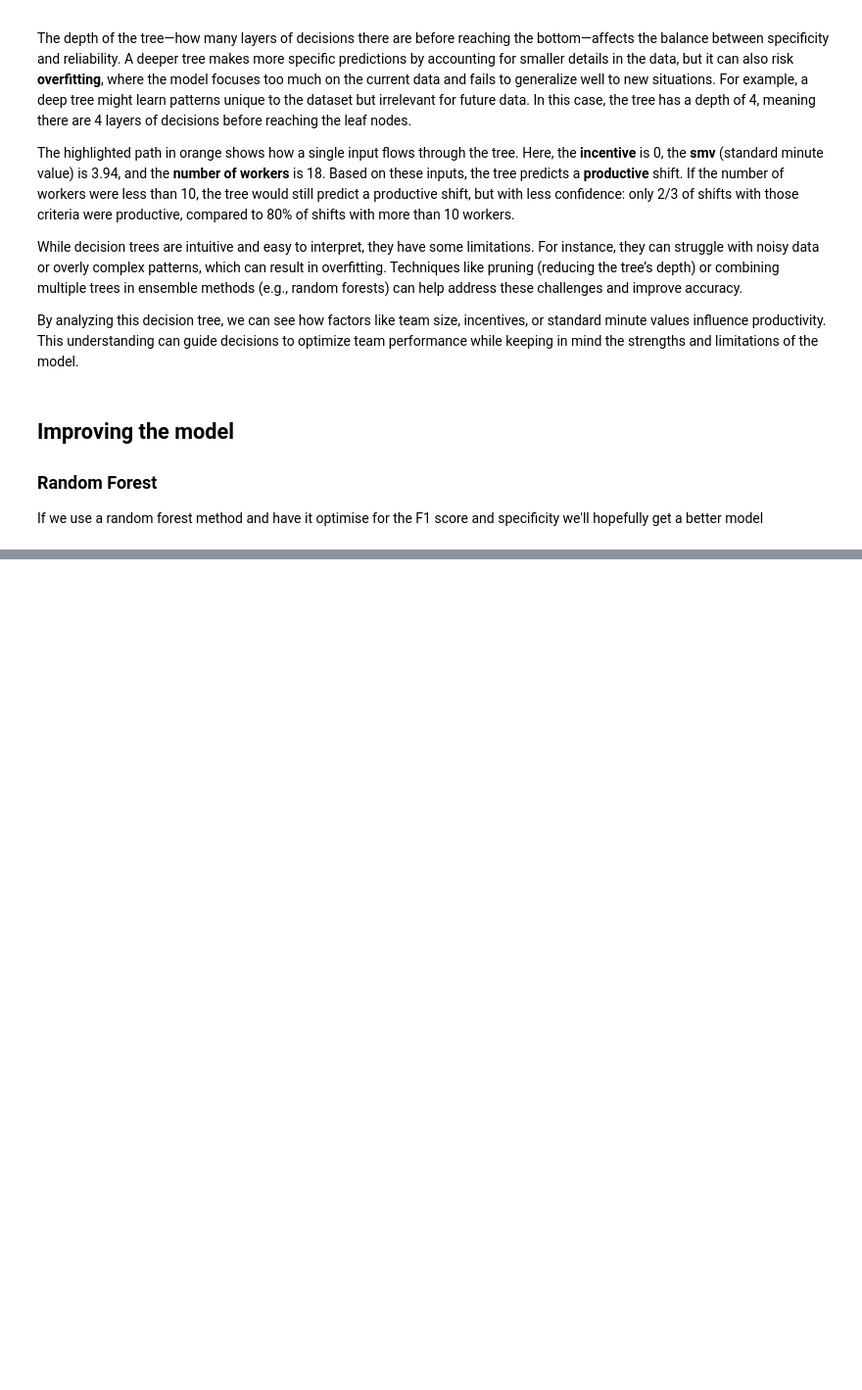
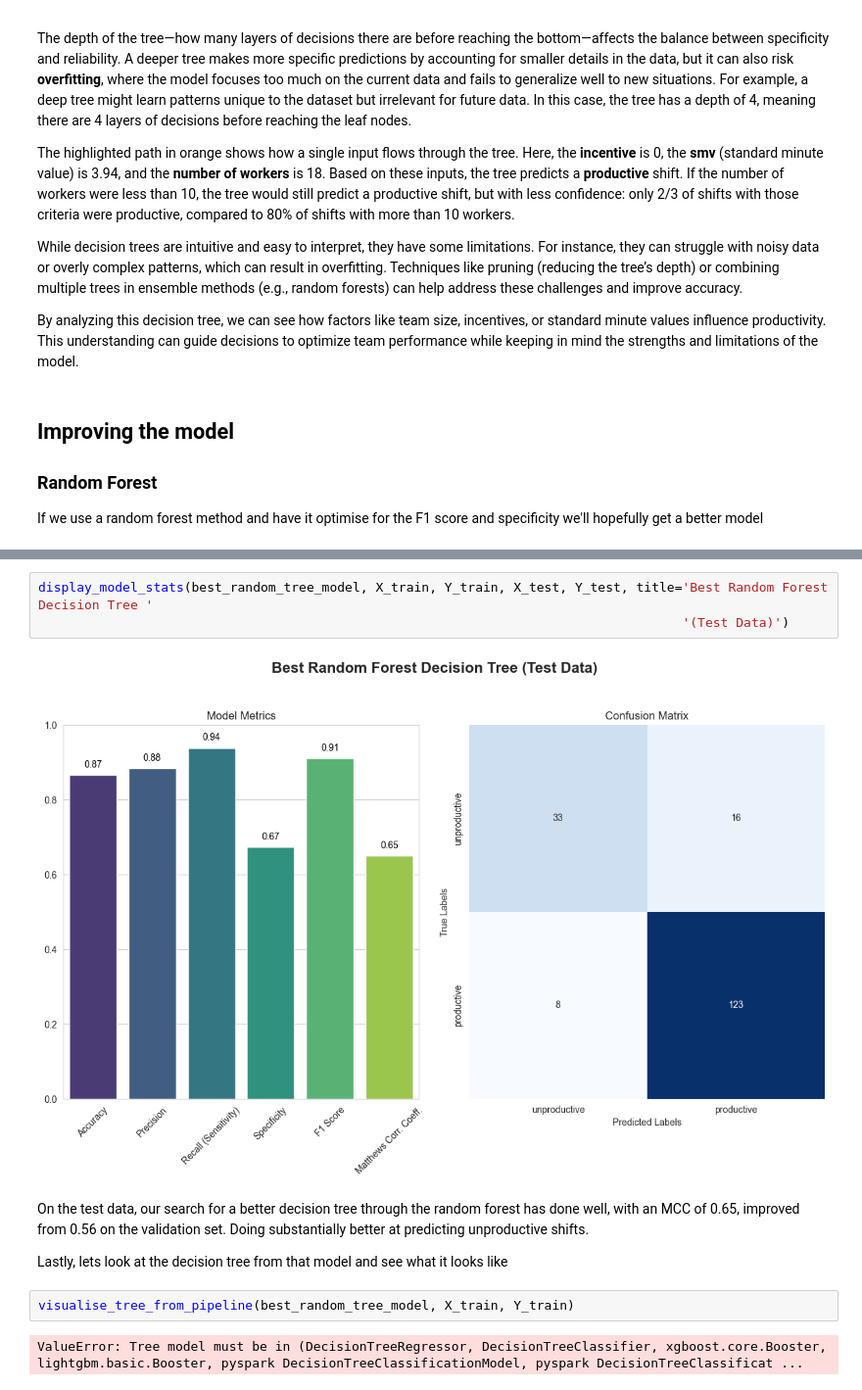
Before and after one commit to SJWallace/Dataquest, a Jupyter notebook: Guided Project - Predicting Employee Producitivty Using Tree Models/main.ipynb, the cells around one changed output, grey strips where cells are left out. Shown at 98% size. Drawn from its saved outputs; the diff is of its cells as text; blank space fills up the shorter version.

```diff
--- a/Guided Project - Predicting Employee Producitivty Using Tree Models/main.ipynb
+++ b/Guided Project - Predicting Employee Producitivty Using Tree Models/main.ipynb
@@ -742,0 +837,14 @@ Best gridsearch F1 score: 0.8792444264911664
+# %%
+display_model_stats(best_random_tree_model, X_train, Y_train, X_test, Y_test, title='Best Random Forest Decision Tree '
+                                                                                    '(Test Data)')
+# %% [output]
+[figure, added]
+# %% [markdown]
+On the test data, our search for a better decision tree through the random forest has done well, with an MCC of 0.65,
+improved from 0.56 on the validation set. Doing substantially better at predicting unproductive shifts.
+
+Lastly, lets look at the decision tree from that model and see what it looks like
+# %%
+visualise_tree_from_pipeline(best_random_tree_model, X_train, Y_train)
+# %% [output]
+ValueError: Tree model must be in (DecisionTreeRegressor, DecisionTreeClassifier, xgboost.core.Booster, lightgbm.basic.Booster, pyspark DecisionTreeClassificationModel, pyspark DecisionTreeClassificat ...
```
Also changed, not shown: parts of 19 cells of this notebook.
